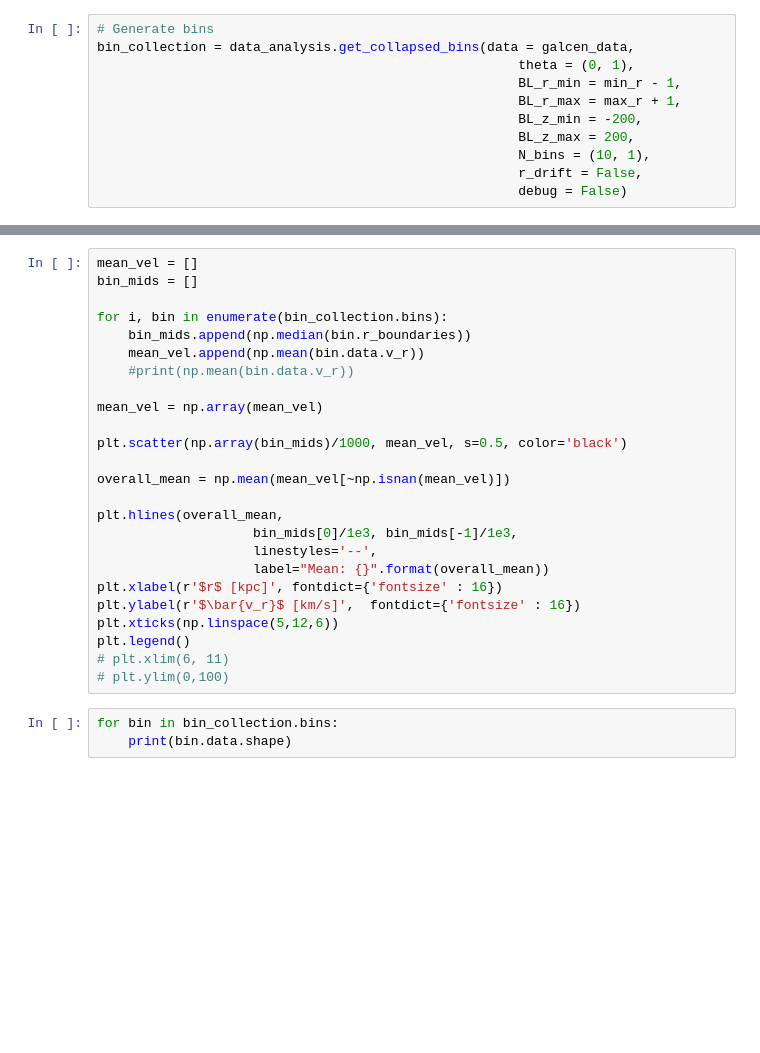
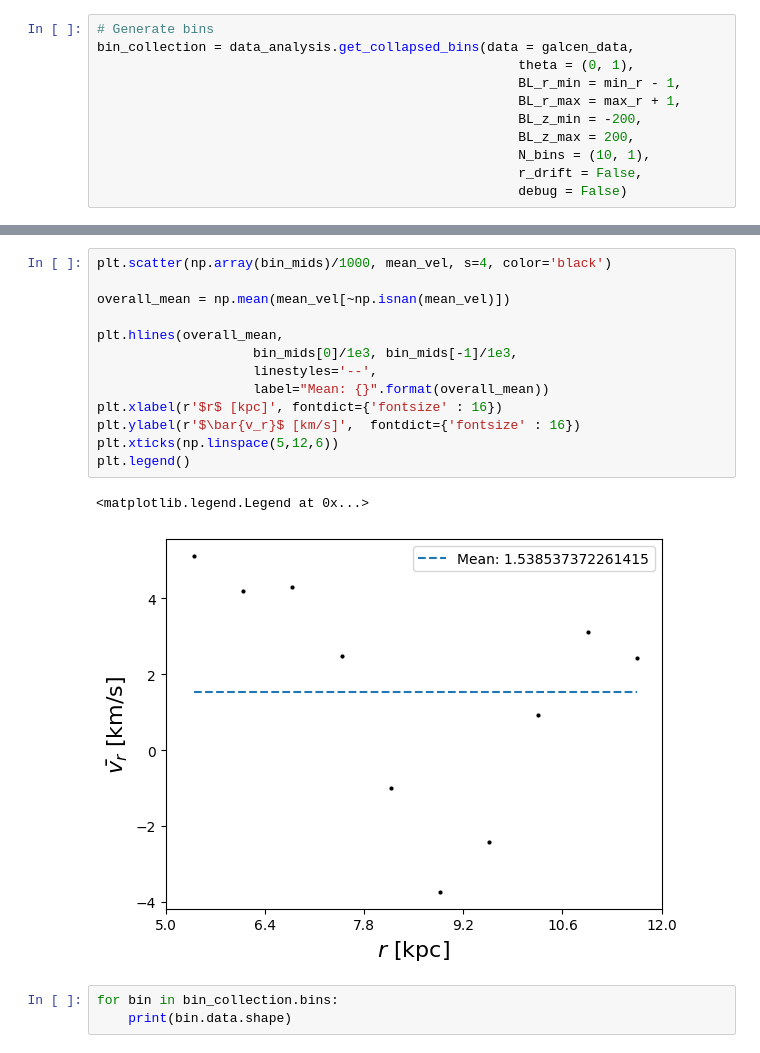
Before and after one commit to HEP-KBFI/gaia-tools, a Jupyter notebook: jupyter-notebook/Vr_Dispersion_Plots.ipynb, the cells around one changed output, grey strips where cells are left out. Cells and saved outputs as stored; diff of their text form; blank space fills up the shorter version.

```diff
--- a/jupyter-notebook/Vr_Dispersion_Plots.ipynb
+++ b/jupyter-notebook/Vr_Dispersion_Plots.ipynb
@@ -156,28 +213,19 @@ plt.legend()
 # %%
-mean_vel = []
-bin_mids = []
-
-for i, bin in enumerate(bin_collection.bins):
-    bin_mids.append(np.median(bin.r_boundaries))
-    mean_vel.append(np.mean(bin.data.v_r))
-    #print(np.mean(bin.data.v_r))
-
-mean_vel = np.array(mean_vel)
-
-plt.scatter(np.array(bin_mids)/1000, mean_vel, s=0.5, color='black')
+plt.scatter(np.array(bin_mids)/1000, mean_vel, s=4, color='black')
 
 overall_mean = np.mean(mean_vel[~np.isnan(mean_vel)])
 
 plt.hlines(overall_mean,
                     bin_mids[0]/1e3, bin_mids[-1]/1e3,
                     linestyles='--',
                     label="Mean: {}".format(overall_mean))
 plt.xlabel(r'$r$ [kpc]', fontdict={'fontsize' : 16})
 plt.ylabel(r'$\bar{v_r}$ [km/s]',  fontdict={'fontsize' : 16})
 plt.xticks(np.linspace(5,12,6))
 plt.legend()
-# plt.xlim(6, 11)
-# plt.ylim(0,100)
+# %% [output]
+<matplotlib.legend.Legend at 0x...>
+[figure, added]
 # %%
 for bin in bin_collection.bins:
     print(bin.data.shape)
```
Also changed, not shown: parts of 13 cells of this notebook.
